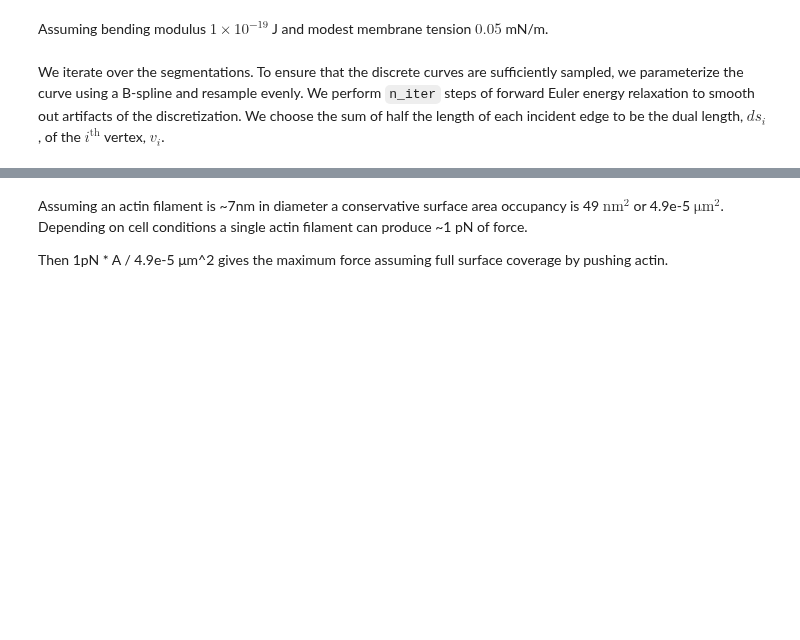
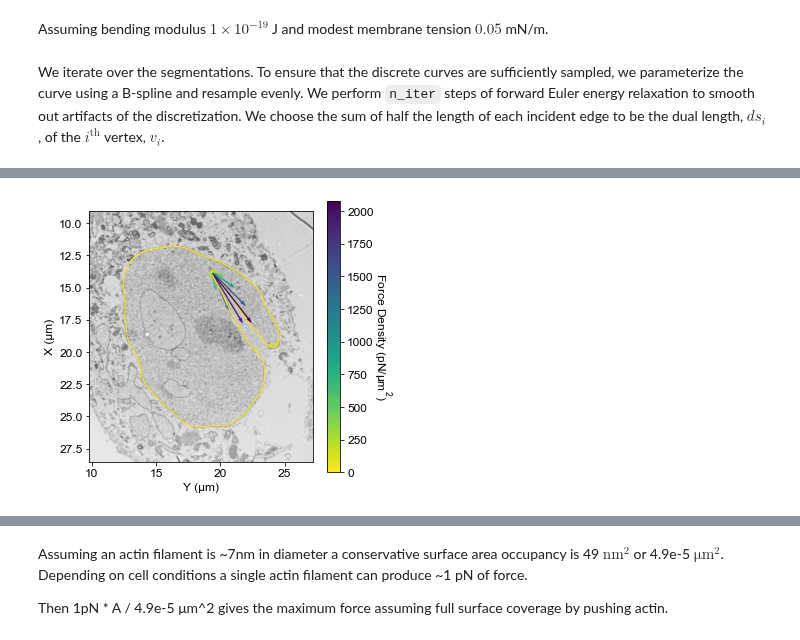
Before and after one commit to RangamaniLabUCSD/ActuAtorForceEstimation, a Jupyter notebook: analysis.ipynb, the cells around one changed output, grey strips where cells are left out. Drawn from its saved outputs; the diff is of its cells as text; code cells hidden in the pictures; blank space fills up the shorter version.

```diff
--- a/analysis.ipynb
+++ b/analysis.ipynb
@@ -78,4 +88,9 @@ parameters = {
     "Kb": 0.1 / 4,  # Bending modulus (pN um; original 1e-19 J)
     "Ksg": 50,  # Global stretching modulus (pN um/um^2; original 0.05 mN/m)
 }
-f_energy = partial(getEnergy2DClosed, **parameters)
+
+f_energy = partial(get_energy_2d_closed, **parameters)
+f_force = partial(get_force_2d_closed, **parameters)
+
+# from automembrane.energy import _get_energy_2d_closed, _get_force_2d_closed
+# f_value_and_grad = jax.jit(jax.value_and_grad(partial(_get_energy_2d_closed, **parameters)))
@@ -159,0 +230,81 @@ Bending Energy: 0.97; Stretching Energy: 2049.96
+# %%
+cm = mpl.cm.viridis_r
+padding = 2  # padding to add around cell boundary to give broader image context
+
+for file in files:
+    k = file.stem
+    d = data[k]
+    print(f"Processing {k}")
+
+    original_coords = d["original_coords"]
+    relaxed_coords = d["relaxed_coords"]
+    forces = d["relaxed_forces"]
+    dualLengths = d["dualLengths"]
+    f_mag = np.linalg.norm(forces, axis=1)
+
+    norm = mpl.colors.Normalize(vmin=f_mag.min(), vmax=f_mag.max())
+    # Map values to colors and add vertex color layer
+    colors = cm(norm(f_mag))
+
+    # with Image.open(f"crop_images/{k}.png") as im:
+    with Image.open(f"raw_images/{k}.TIF") as im:
+        pixel_scale = images[k]
+
+        fig, ax = plt.subplots(1, 1, figsize=(5, 5))
+        # ax.plot(original_coords[:, 0], original_coords[:, 1], color="r")
+        # ax.plot(relaxed_coords[:, 0], relaxed_coords[:, 1], color="gray", zorder=1)
+
+        Q = ax.quiver(
+            relaxed_coords[:, 0],
+            relaxed_coords[:, 1],
+            forces[:, 0],
+            forces[:, 1],
+            f_mag,
+            cmap=cm,
+            angles="xy",
+            units="xy",
+            label="force",
+            scale=4e2,
+            scale_units="xy",
+            width=0.1,
+            zorder=10,
+        )
+        ax.set_ylabel(r"X (μm)")
+        ax.set_xlabel(r"Y (μm)")
+
+        x_lim = np.array(ax.get_xlim()) + [-padding, padding]
+        y_lim = np.array(ax.get_ylim()) + [-padding, padding]
+
+        ax.set_xlim(x_lim)
+        ax.set_ylim(y_lim)
+
+        x_lim_pix = (x_lim / pixel_scale).round()
+        y_lim_pix = (y_lim / pixel_scale).round()
+
+        ax.set_ylim(ax.get_ylim()[::-1])
+
+        im = im.crop((x_lim_pix[0], y_lim_pix[0], x_lim_pix[1], y_lim_pix[1]))
+
+        plt.imshow(
+            im,
+            alpha=0.6,
+            extent=(x_lim[0], x_lim[1], y_lim[1], y_lim[0]),
+            zorder=0,
+            cmap=plt.cm.Greys_r,
+        )
+
+        # Shrink current axis
+        box = ax.get_position()
+        ax.set_position([box.x0, box.y0, box.width * 0.8, box.height])
+
+        # ax.legend(loc="center left", bbox_to_anchor=(1, 0.5))
+        cbar = fig.colorbar(mpl.cm.ScalarMappable(norm=norm, cmap=cm), ax=ax)
+        cbar.ax.get_yaxis().labelpad = 20
+        cbar.ax.set_ylabel("Force Density ($\mathregular{pN/\mu m^2}$)", rotation=270)
+
+        # Quiver key draws length of arrow
+        # qk = ax.quiverkey(Q, 0.45, 0.8, 500, r'$500 \frac{pN}{\mu m^2}$', labelpos='E', coordinates='figure')
+
+        plt.savefig(f"Figures/{file.stem}_force.pdf")
+        plt.show()
+# %% [output]
@@ -159,0 +312 @@ Bending Energy: 0.97; Stretching Energy: 2049.96
+[figure, added]
```
Also changed, not shown: parts of 7 cells of this notebook, 15 other files.
